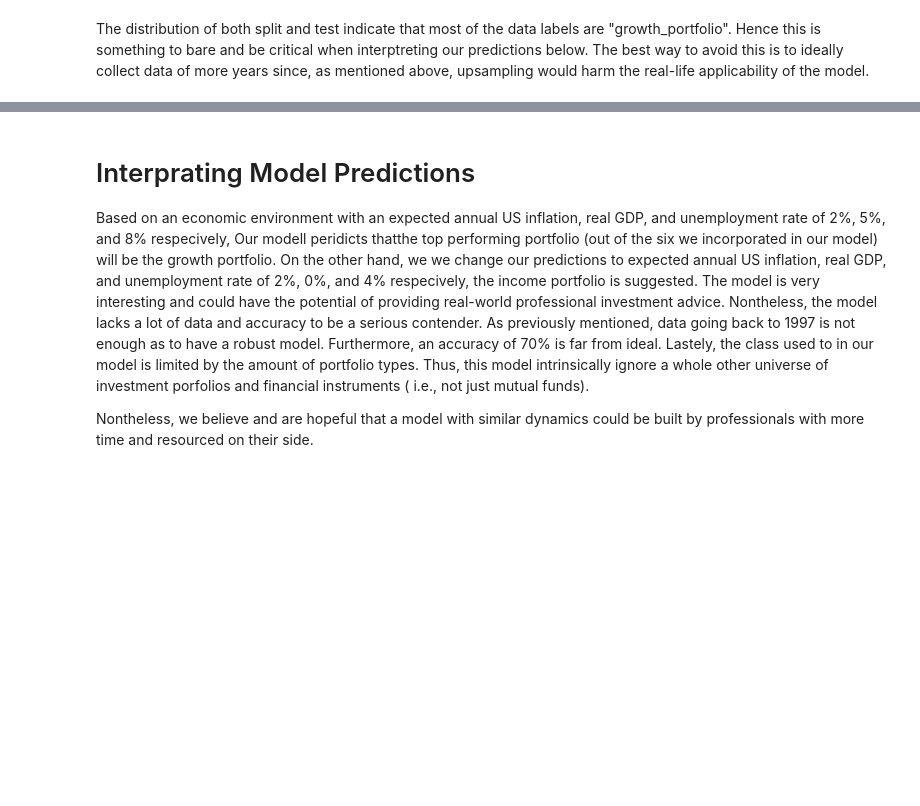
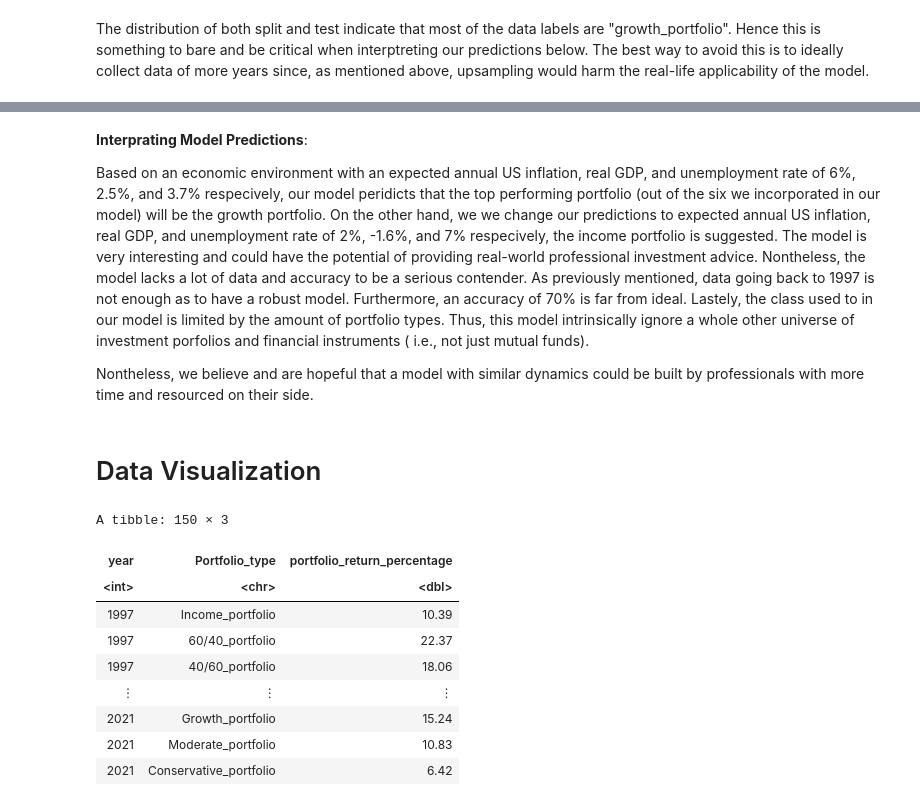
Before and after one commit to Arioniums/DSCI_100_125, a Jupyter notebook: project_group_125.ipynb, the cells around one changed output, grey strips where cells are left out. Drawn from its saved outputs; the diff is of its cells as text; code cells hidden in the pictures; blank space fills up the shorter version.

```diff
--- a/project_group_125.ipynb
+++ b/project_group_125.ipynb
@@ -500,6 +827,8 @@ portfolio_prediction_2
 # %% [markdown]
-# Interprating Model Predictions
+**Interprating Model Predictions**:
 
-Based on an economic environment with an expected annual US inflation, real GDP, and unemployment rate of 2%, 5%, and 8% respecively, Our modell peridicts thatthe top performing portfolio (out of the six we incorporated in our model) will be the growth portfolio. On the other hand, we we change our predictions to expected annual US inflation, real GDP, and unemployment rate of 2%, 0%, and 4% respecively, the income portfolio is suggested. The model is very interesting and could have the potential of providing real-world professional investment advice. Nontheless, the model lacks a lot of data and accuracy to be a serious contender. As previously mentioned, data going back to 1997 is not enough as to have a robust model. Furthermore, an accuracy of 70% is far from ideal. Lastely, the class used to in our model is limited by the amount of portfolio types. Thus, this model intrinsically ignore a whole other universe of investment porfolios and financial instruments ( i.e., not just mutual funds).
+Based on an economic environment with an expected annual US inflation, real GDP, and unemployment rate of 6%, 2.5%, and 3.7% respecively, our model peridicts that the top performing portfolio (out of the six we incorporated in our model) will be the growth portfolio. On the other hand, we we change our predictions to expected annual US inflation, real GDP, and unemployment rate of 2%, -1.6%, and 7% respecively, the income portfolio is suggested. The model is very interesting and could have the potential of providing real-world professional investment advice. Nontheless, the model lacks a lot of data and accuracy to be a serious contender. As previously mentioned, data going back to 1997 is not enough as to have a robust model. Furthermore, an accuracy of 70% is far from ideal. Lastely, the class used to in our model is limited by the amount of portfolio types. Thus, this model intrinsically ignore a whole other universe of investment porfolios and financial instruments ( i.e., not just mutual funds).
 
 Nontheless, we believe and are hopeful that a model with similar dynamics could be built by professionals with more time and resourced on their side.
+# %% [markdown]
+# Data Visualization
@@ -505,0 +842,36 @@ Nontheless, we believe and are hopeful that a model with similar dynamics could
+# %%
+# Recall the data from the project proposal and only select for year and portfolios
+pf_data <- read.csv("all_data.csv") |>
+        select(-annual_inflation,
+               -real_gdp_growth_rate_percentage,
+               -annual_unemployment_rate,
+               -max_portfolio_return_value,
+               -max_portfolio_return_name)
+
+# Renamed all of the portfolio names to clean the titles
+names(pf_data)[names(pf_data) == 'income_portfolio_return_percentage'] <- 'Income_portfolio'
+names(pf_data)[names(pf_data) == 'X60.40_portfolio_return_percentage'] <- '60/40_portfolio'
+names(pf_data)[names(pf_data) == 'X40.60_portfolio_return_percentage'] <- '40/60_portfolio'
+names(pf_data)[names(pf_data) == 'growth_portfolio_return_percentage'] <- 'Growth_portfolio'
+names(pf_data)[names(pf_data) == 'moderate_portfolio_return_percentage'] <- 'Moderate_portfolio'
+names(pf_data)[names(pf_data) == 'conservative_portfolio_return_percentage'] <- 'Conservative_portfolio'
+
+# Pivot longer to tidy the data to our need: Visualization
+pf_data <- pf_data|>
+        pivot_longer(cols = Income_portfolio:Conservative_portfolio,
+                 names_to = "Portfolio_type",
+                 values_to = "portfolio_return_percentage")
+
+# Check the product
+pf_data
+# %% [output]
+A tibble: 150 × 3
+| year | Portfolio_type | portfolio_return_percentage |
+| <int> | <chr> | <dbl> |
+| 1997 | Income_portfolio | 10.39 |
+| 1997 | 60/40_portfolio | 22.37 |
+| 1997 | 40/60_portfolio | 18.06 |
+| ⋮ | ⋮ | ⋮ |
+| 2021 | Growth_portfolio | 15.24 |
+| 2021 | Moderate_portfolio | 10.83 |
+| 2021 | Conservative_portfolio | 6.42 |
```
Also changed, not shown: parts of 24 cells of this notebook, 1 other file.
